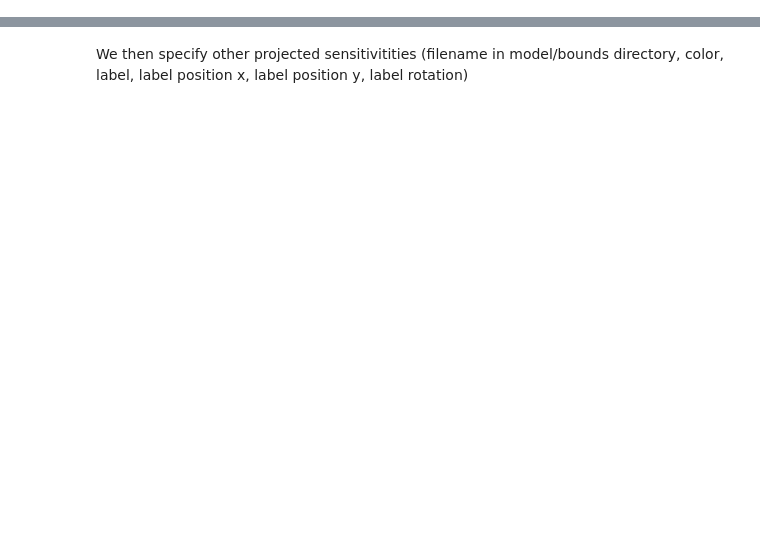
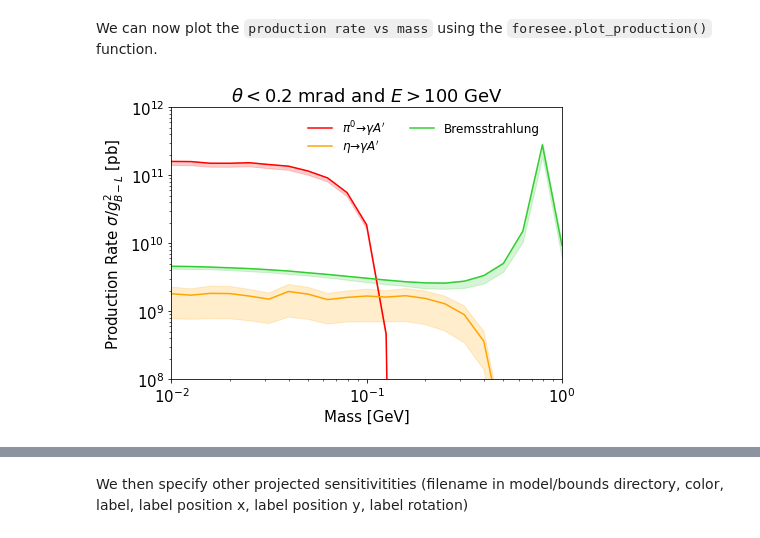
Before and after one commit to KlingFelix/FORESEE, a Jupyter notebook: Models/U(1)B-L/U(1)B-L.ipynb, the cells around one changed output, grey strips where cells are left out. Saved outputs shown, nothing was run; the diff lists cells and outputs as text; code cells hidden in the pictures; blank space fills up the shorter version.

Commit message:
Update U(1)B-L Model

```diff
--- a/Models/U(1)B-L/U(1)B-L.ipynb
+++ b/Models/U(1)B-L/U(1)B-L.ipynb
@@ -292,0 +47,9 @@ bounds = [
+# %%
+model.add_production_2bodydecay(
+    pid0 = "221",
+    pid1 = "22",
+    br = "2*0.25*0.39  * (coupling/0.303)**2 * pow(1.-pow(mass/self.masses('221'),2),3)",
+    generator = ['EPOSLHC', 'SIBYLL', 'QGSJET'],
+    energy = energy,
+    nsample = 100,
+)
@@ -292,0 +93,3 @@ bounds = [
+# %%
+foresee = Foresee(path=src_path)
+foresee.set_model(model=model)
@@ -292,0 +172,5 @@ bounds = [
+# %%
+masses=[round(x,5) for x in np.logspace(-2,0.2,22+1)]
+couplings = np.logspace(-8,-3,101)
+
+for mass in masses: foresee.get_llp_spectrum(mass=mass,coupling=1)
@@ -292,0 +195,24 @@ bounds = [
+# %% [markdown]
+We can now plot the `production rate vs mass` using the `foresee.plot_production()` function.
+# %%
+productions=[
+    {"channels": ["111"] , "color": "red"      , "label": r"$\pi^0 \to \gamma A'$", "generators": ["EPOSLHC","QGSJET","SIBYLL"]   },
+    {"channels": ["221"] , "color": "orange"   , "label": r"$\eta \to \gamma A'$" , "generators": ["EPOSLHC","QGSJET","SIBYLL"]   },
+    {"channels": ["Brem"], "color": "limegreen", "label": r"Bremsstrahlung"       , "generators": ["p.pt<1", "p.pt<2", "p.pt<0.5"]},
+]
+
+plot=foresee.plot_production(
+    masses = masses,
+    productions = productions,
+    energy=energy,
+    condition="logth<-3.7 and logp>2",
+    xlims=[0.01,1],ylims=[1e8,1e12],
+    xlabel=r"Mass [GeV]",
+    ylabel=r"Production Rate $\sigma/g_{B-L}^2$ [pb]",
+    title=r"$\theta < 0.2$ mrad and $E > 100$ GeV",
+    legendloc=(0.97,1),
+    fs_label=12,
+    ncol=2,
+)
+# %% [output]
+[figure, added]
```
Also changed, not shown: parts of 84 cells of this notebook, 1 other file.
